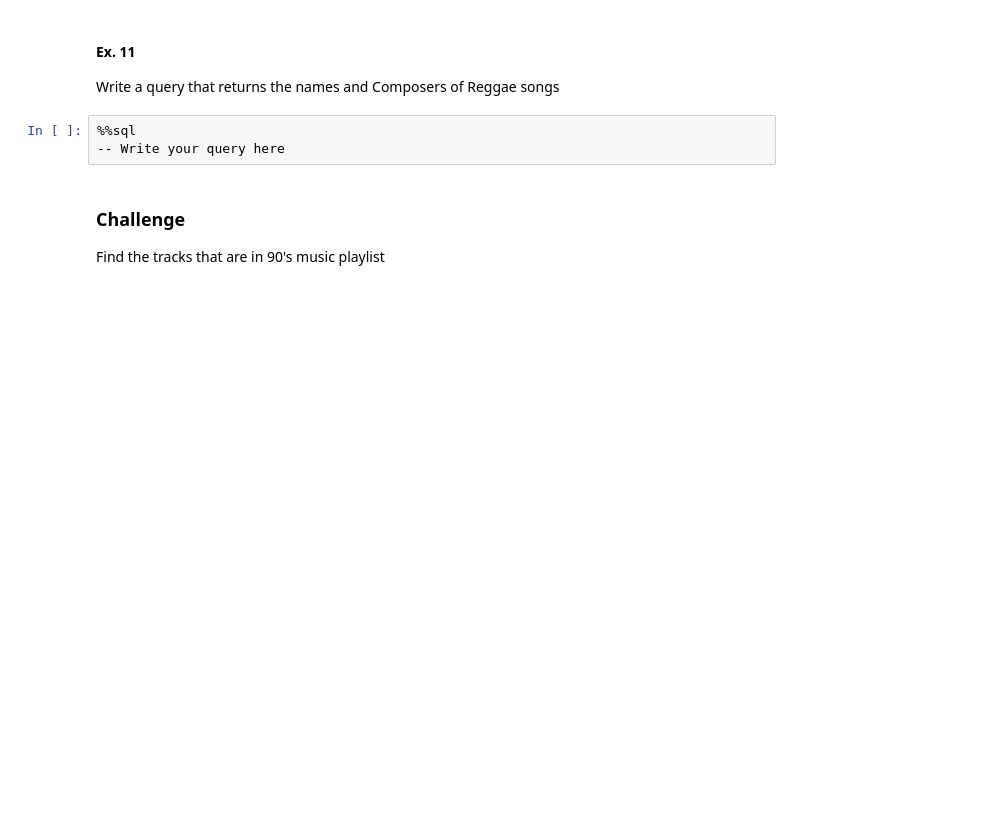
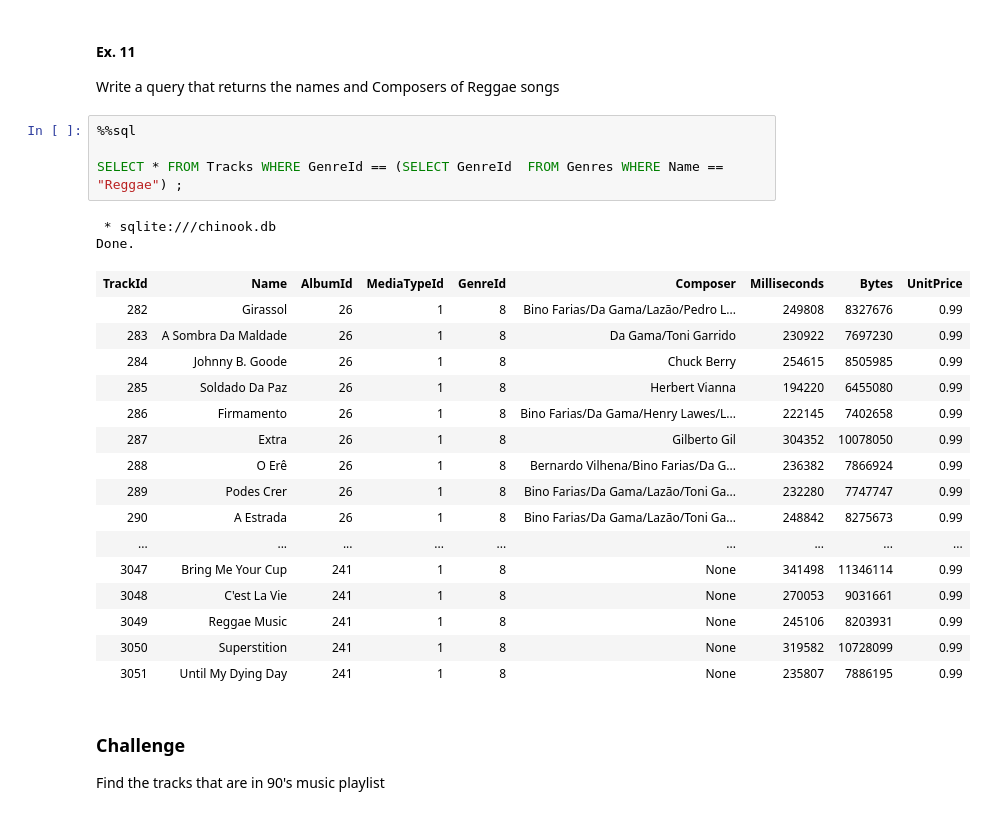
Before and after one commit to berea-college-csc236/CSC330-Introduction-to-SQL-T6, a Jupyter notebook: SQL_tutorial.ipynb, the cells around one changed output. Saved outputs shown, nothing was run; the diff lists cells and outputs as text; blank space fills up the shorter version.

```diff
--- a/SQL_tutorial.ipynb
+++ b/SQL_tutorial.ipynb
@@ -218,7 +288,27 @@ What ten tracks require the most space and how much space do they require?
 Write a query that returns the names and Composers of Reggae songs
 # %%
 %%sql
--- Write your query here
+
+SELECT * FROM Tracks WHERE GenreId == (SELECT GenreId  FROM Genres WHERE Name == "Reggae") ;
+# %% [output]
+ * sqlite:///chinook.db
+Done.
+| TrackId | Name | AlbumId | MediaTypeId | GenreId | Composer | Milliseconds | Bytes | UnitPrice |
+| 282 | Girassol | 26 | 1 | 8 | Bino Farias/Da Gama/Lazão/Pedro L... | 249808 | 8327676 | 0.99 |
+| 283 | A Sombra Da Maldade | 26 | 1 | 8 | Da Gama/Toni Garrido | 230922 | 7697230 | 0.99 |
+| 284 | Johnny B. Goode | 26 | 1 | 8 | Chuck Berry | 254615 | 8505985 | 0.99 |
+| 285 | Soldado Da Paz | 26 | 1 | 8 | Herbert Vianna | 194220 | 6455080 | 0.99 |
+| 286 | Firmamento | 26 | 1 | 8 | Bino Farias/Da Gama/Henry Lawes/L... | 222145 | 7402658 | 0.99 |
+| 287 | Extra | 26 | 1 | 8 | Gilberto Gil | 304352 | 10078050 | 0.99 |
+| 288 | O Erê | 26 | 1 | 8 | Bernardo Vilhena/Bino Farias/Da G... | 236382 | 7866924 | 0.99 |
+| 289 | Podes Crer | 26 | 1 | 8 | Bino Farias/Da Gama/Lazão/Toni Ga... | 232280 | 7747747 | 0.99 |
+| 290 | A Estrada | 26 | 1 | 8 | Bino Farias/Da Gama/Lazão/Toni Ga... | 248842 | 8275673 | 0.99 |
+| ... | ... | ... | ... | ... | ... | ... | ... | ... |
+| 3047 | Bring Me Your Cup | 241 | 1 | 8 | None | 341498 | 11346114 | 0.99 |
+| 3048 | C'est La Vie | 241 | 1 | 8 | None | 270053 | 9031661 | 0.99 |
+| 3049 | Reggae Music | 241 | 1 | 8 | None | 245106 | 8203931 | 0.99 |
+| 3050 | Superstition | 241 | 1 | 8 | None | 319582 | 10728099 | 0.99 |
+| 3051 | Until My Dying Day | 241 | 1 | 8 | None | 235807 | 7886195 | 0.99 |
 # %% [markdown]
 ### Challenge
 Find the tracks that are in 90's music playlist
```
Also changed, not shown: parts of 10 cells of this notebook.
